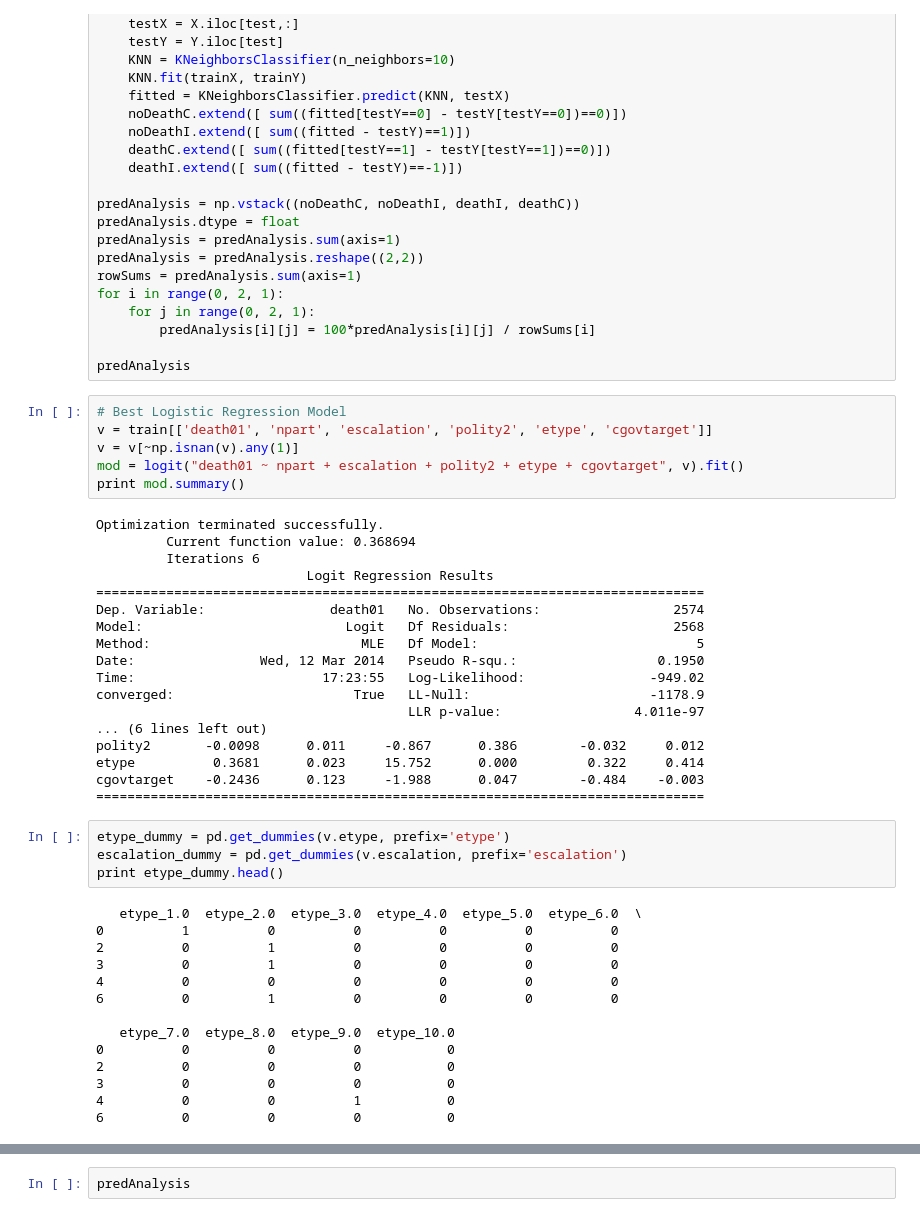
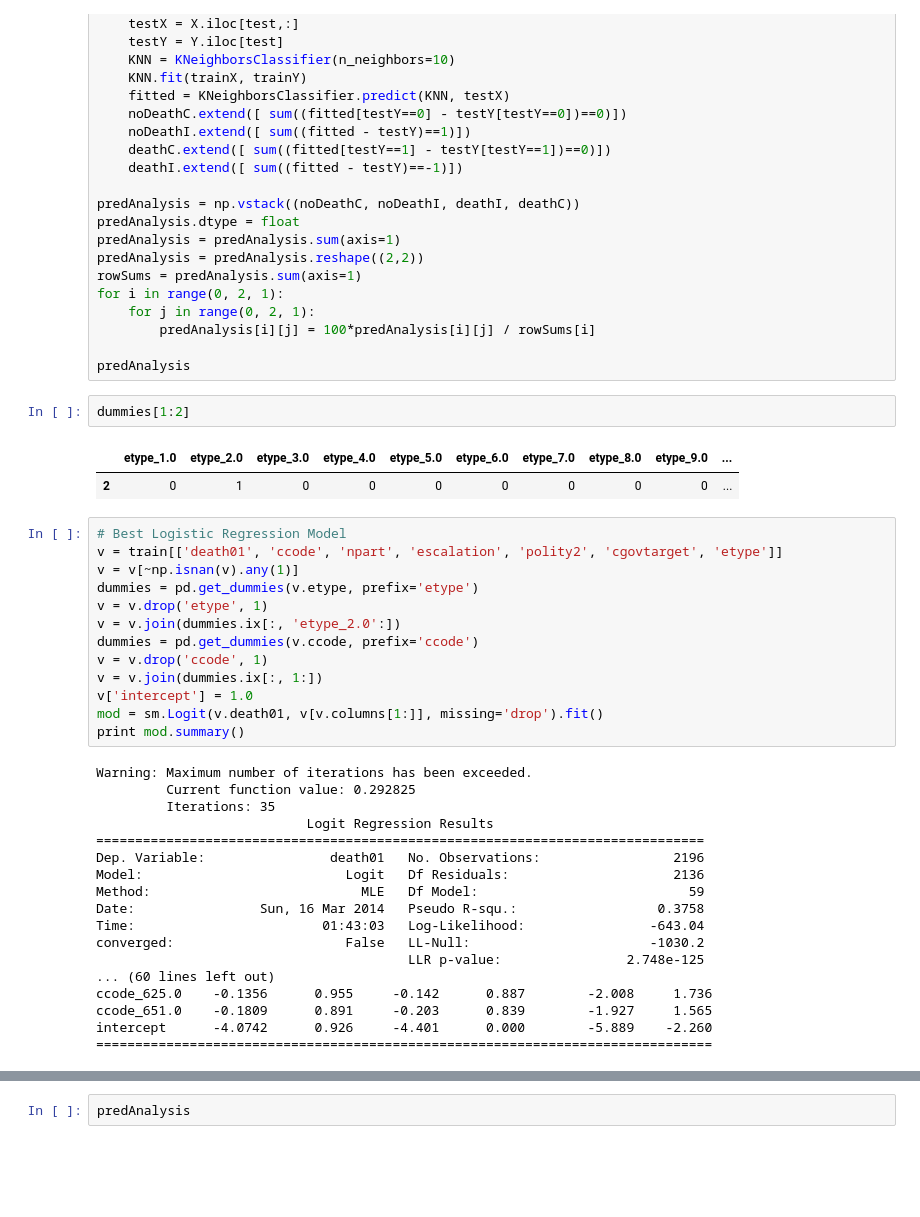
Before and after one commit to boyasm/STAT-222, a Jupyter notebook: Boyas 222 Project.ipynb, the cells around one changed output, grey strips where cells are left out. Cells and saved outputs as stored; diff of their text form; blank space fills up the shorter version.

Commit message:
dummy variables in regression

```diff
--- a/Boyas 222 Project.ipynb
+++ b/Boyas 222 Project.ipynb
@@ -581,45 +588,39 @@ for i in range(0, 2, 1):
         predAnalysis[i][j] = 100*predAnalysis[i][j] / rowSums[i]
 
 predAnalysis
+# %%
+dummies[1:2]
+# %% [output]
+|  | etype_1.0 | etype_2.0 | etype_3.0 | etype_4.0 | etype_5.0 | etype_6.0 | etype_7.0 | etype_8.0 | etype_9.0 | ... |
+| 2 | 0 | 1 | 0 | 0 | 0 | 0 | 0 | 0 | 0 | ... |
 # %%
 # Best Logistic Regression Model
-v = train[['death01', 'npart', 'escalation', 'polity2', 'etype', 'cgovtarget']]
+v = train[['death01', 'ccode', 'npart', 'escalation', 'polity2', 'cgovtarget', 'etype']]
 v = v[~np.isnan(v).any(1)]
-mod = logit("death01 ~ npart + escalation + polity2 + etype + cgovtarget", v).fit()
+dummies = pd.get_dummies(v.etype, prefix='etype')
+v = v.drop('etype', 1)
+v = v.join(dummies.ix[:, 'etype_2.0':])
+dummies = pd.get_dummies(v.ccode, prefix='ccode')
+v = v.drop('ccode', 1)
+v = v.join(dummies.ix[:, 1:])
+v['intercept'] = 1.0
+mod = sm.Logit(v.death01, v[v.columns[1:]], missing='drop').fit()
 print mod.summary()
 # %% [output]
-Optimization terminated successfully.
-         Current function value: 0.368694
-         Iterations 6
+Warning: Maximum number of iterations has been exceeded.
+         Current function value: 0.292825
+         Iterations: 35
                            Logit Regression Results
 ==============================================================================
-Dep. Variable:                death01   No. Observations:                 2574
-Model:                          Logit   Df Residuals:                     2568
-Method:                           MLE   Df Model:                            5
-Date:                Wed, 12 Mar 2014   Pseudo R-squ.:                  0.1950
-Time:                        17:23:55   Log-Likelihood:                -949.02
-converged:                       True   LL-Null:                       -1178.9
-                                        LLR p-value:                 4.011e-97
-... (6 lines left out)
-polity2       -0.0098      0.011     -0.867      0.386        -0.032     0.012
-etype          0.3681      0.023     15.752      0.000         0.322     0.414
-cgovtarget    -0.2436      0.123     -1.988      0.047        -0.484    -0.003
-==============================================================================
+Dep. Variable:                death01   No. Observations:                 2196
+Model:                          Logit   Df Residuals:                     2136
+Method:                           MLE   Df Model:                           59
+Date:                Sun, 16 Mar 2014   Pseudo R-squ.:                  0.3758
+Time:                        01:43:03   Log-Likelihood:                -643.04
+converged:                      False   LL-Null:                       -1030.2
+                                        LLR p-value:                2.748e-125
+... (60 lines left out)
+ccode_625.0    -0.1356      0.955     -0.142      0.887        -2.008     1.736
+ccode_651.0    -0.1809      0.891     -0.203      0.839        -1.927     1.565
+intercept      -4.0742      0.926     -4.401      0.000        -5.889    -2.260
+===============================================================================
-# %%
-etype_dummy = pd.get_dummies(v.etype, prefix='etype')
-escalation_dummy = pd.get_dummies(v.escalation, prefix='escalation')
-print etype_dummy.head()
-# %% [output]
-   etype_1.0  etype_2.0  etype_3.0  etype_4.0  etype_5.0  etype_6.0  \
-0          1          0          0          0          0          0
-2          0          1          0          0          0          0
-3          0          1          0          0          0          0
-4          0          0          0          0          0          0
-6          0          1          0          0          0          0
-
-   etype_7.0  etype_8.0  etype_9.0  etype_10.0
-0          0          0          0           0
-2          0          0          0           0
-3          0          0          0           0
-4          0          0          1           0
-6          0          0          0           0
```
Also changed, not shown: parts of 20 cells of this notebook.
